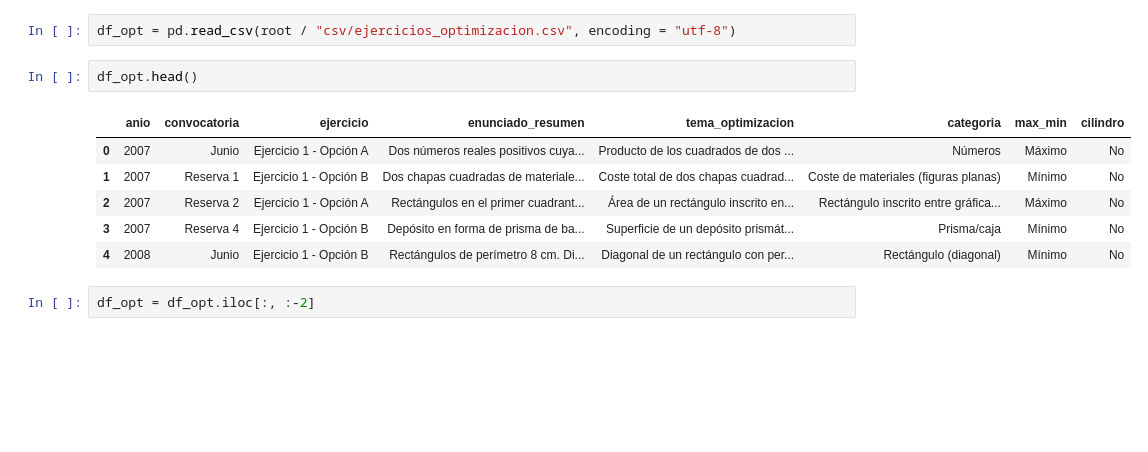
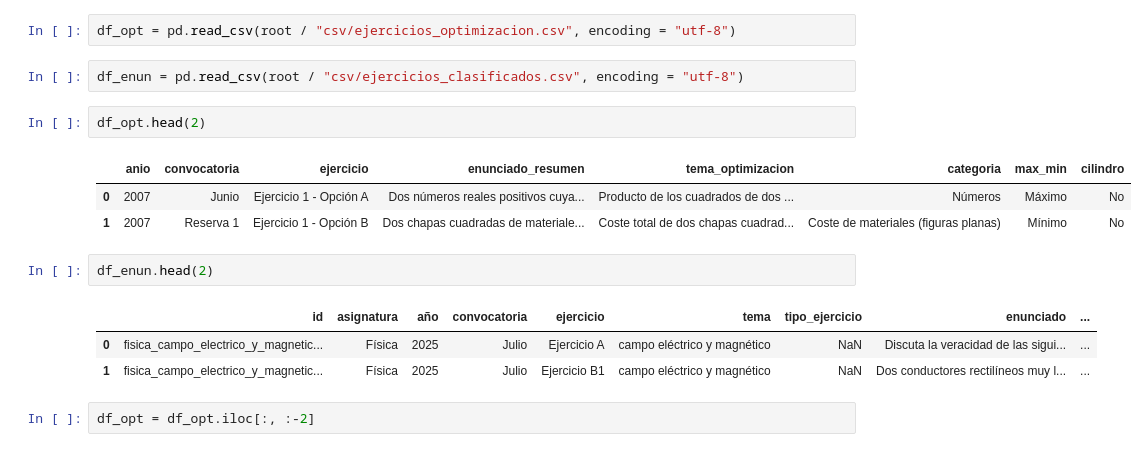
Before and after one commit to chusk2/clasificador_selectividad, a Jupyter notebook: jupyter notebooks/optimización.ipynb, the cells around one changed output. Drawn from its saved outputs; the diff is of its cells as text; blank space fills up the shorter version.

```diff
--- a/jupyter notebooks/optimización.ipynb
+++ b/jupyter notebooks/optimización.ipynb
@@ -20,15 +20,20 @@ def remove_accents(texto: str) -> str:
 ## Incorporar clasificación de optimización
 # %%
 df_opt = pd.read_csv(root / "csv/ejercicios_optimizacion.csv", encoding = "utf-8")
+# %%
+df_enun = pd.read_csv(root / "csv/ejercicios_clasificados.csv", encoding = "utf-8")
 # %%
-df_opt.head()
+df_opt.head(2)
 # %% [output]
 |  | anio | convocatoria | ejercicio | enunciado_resumen | tema_optimizacion | categoria | max_min | cilindro |
 | 0 | 2007 | Junio | Ejercicio 1 - Opción A | Dos números reales positivos cuya... | Producto de los cuadrados de dos ... | Números | Máximo | No |
 | 1 | 2007 | Reserva 1 | Ejercicio 1 - Opción B | Dos chapas cuadradas de materiale... | Coste total de dos chapas cuadrad... | Coste de materiales (figuras planas) | Mínimo | No |
-| 2 | 2007 | Reserva 2 | Ejercicio 1 - Opción A | Rectángulos en el primer cuadrant... | Área de un rectángulo inscrito en... | Rectángulo inscrito entre gráfica... | Máximo | No |
-| 3 | 2007 | Reserva 4 | Ejercicio 1 - Opción B | Depósito en forma de prisma de ba... | Superficie de un depósito prismát... | Prisma/caja | Mínimo | No |
-| 4 | 2008 | Junio | Ejercicio 1 - Opción B | Rectángulos de perímetro 8 cm. Di... | Diagonal de un rectángulo con per... | Rectángulo (diagonal) | Mínimo | No |
+# %%
+df_enun.head(2)
+# %% [output]
+|  | id | asignatura | año | convocatoria | ejercicio | tema | tipo_ejercicio | enunciado | ... |
+| 0 | fisica_campo_electrico_y_magnetic... | Física | 2025 | Julio | Ejercicio A | campo eléctrico y magnético | NaN | Discuta la veracidad de las sigui... | ... |
+| 1 | fisica_campo_electrico_y_magnetic... | Física | 2025 | Julio | Ejercicio B1 | campo eléctrico y magnético | NaN | Dos conductores rectilíneos muy l... | ... |
 # %%
 df_opt = df_opt.iloc[:, :-2]
 # %%
```
Also changed, not shown: parts of 15 cells of this notebook, 15 other files.
